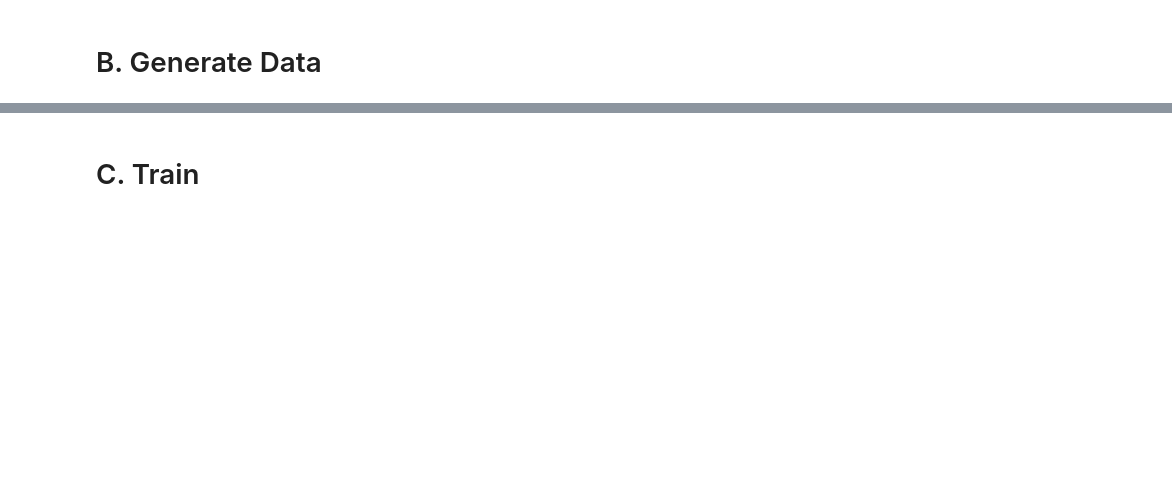
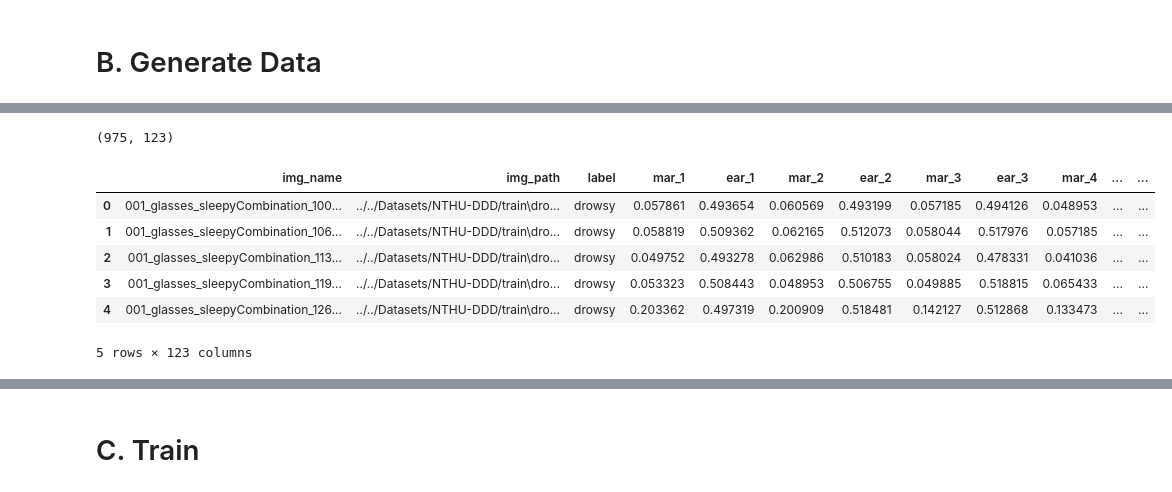
Before and after one commit to whisnumurtyga/TA-Drowsy-Detection-, a Jupyter notebook: Milestone/1. NTHU-DD x LSTM/code.ipynb, the cells around one changed output, grey strips where cells are left out. Saved outputs shown, nothing was run; the diff lists cells and outputs as text; code cells hidden in the pictures; blank space fills up the shorter version.

```diff
--- a/Milestone/1. NTHU-DD x LSTM/code.ipynb
+++ b/Milestone/1. NTHU-DD x LSTM/code.ipynb
@@ -378,7 +392,8 @@ def calculate_ear(left_eye_landmarks, right_eye_landmarks):
     # EAR untuk mata kiri dan mata kanan
     ear_left = ear_single_eye(left_eye_landmarks)
     ear_right = ear_single_eye(right_eye_landmarks)
-    return ear_left, ear_right
+    avg_ear = (ear_left + ear_right) / 2
+    return ear_left, ear_right, avg_ear
 
 
 def calculate_mar(mouth_landmarks):
@@ -410,0 +594,3 @@ print(f"{mar}\n{ear_left}\t{ear_right}")
+# %%
+train_folder_path = "../../Datasets/NTHU-DDD/train"
+res, last_file, error_files = generate_data(train_folder_path)
@@ -410,0 +615,15 @@ print(f"{mar}\n{ear_left}\t{ear_right}")
+# %%
+df = pd.DataFrame(res)
+print(df.shape)
+df.to_csv('./train-nthuddd.csv', index=False)
+
+df.head()
+# %% [output]
+(975, 123)
+|  | img_name | img_path | label | mar_1 | ear_1 | mar_2 | ear_2 | mar_3 | ear_3 | mar_4 | ... | ... |
+| 0 | 001_glasses_sleepyCombination_100... | ../../Datasets/NTHU-DDD/train\dro... | drowsy | 0.057861 | 0.493654 | 0.060569 | 0.493199 | 0.057185 | 0.494126 | 0.048953 | ... | ... |
+| 1 | 001_glasses_sleepyCombination_106... | ../../Datasets/NTHU-DDD/train\dro... | drowsy | 0.058819 | 0.509362 | 0.062165 | 0.512073 | 0.058044 | 0.517976 | 0.057185 | ... | ... |
+| 2 | 001_glasses_sleepyCombination_113... | ../../Datasets/NTHU-DDD/train\dro... | drowsy | 0.049752 | 0.493278 | 0.062986 | 0.510183 | 0.058024 | 0.478331 | 0.041036 | ... | ... |
+| 3 | 001_glasses_sleepyCombination_119... | ../../Datasets/NTHU-DDD/train\dro... | drowsy | 0.053323 | 0.508443 | 0.048953 | 0.506755 | 0.049885 | 0.518815 | 0.065433 | ... | ... |
+| 4 | 001_glasses_sleepyCombination_126... | ../../Datasets/NTHU-DDD/train\dro... | drowsy | 0.203362 | 0.497319 | 0.200909 | 0.518481 | 0.142127 | 0.512868 | 0.133473 | ... | ... |
+5 rows × 123 columns
```
Also changed, not shown: parts of 33 cells of this notebook, 7 other files.
